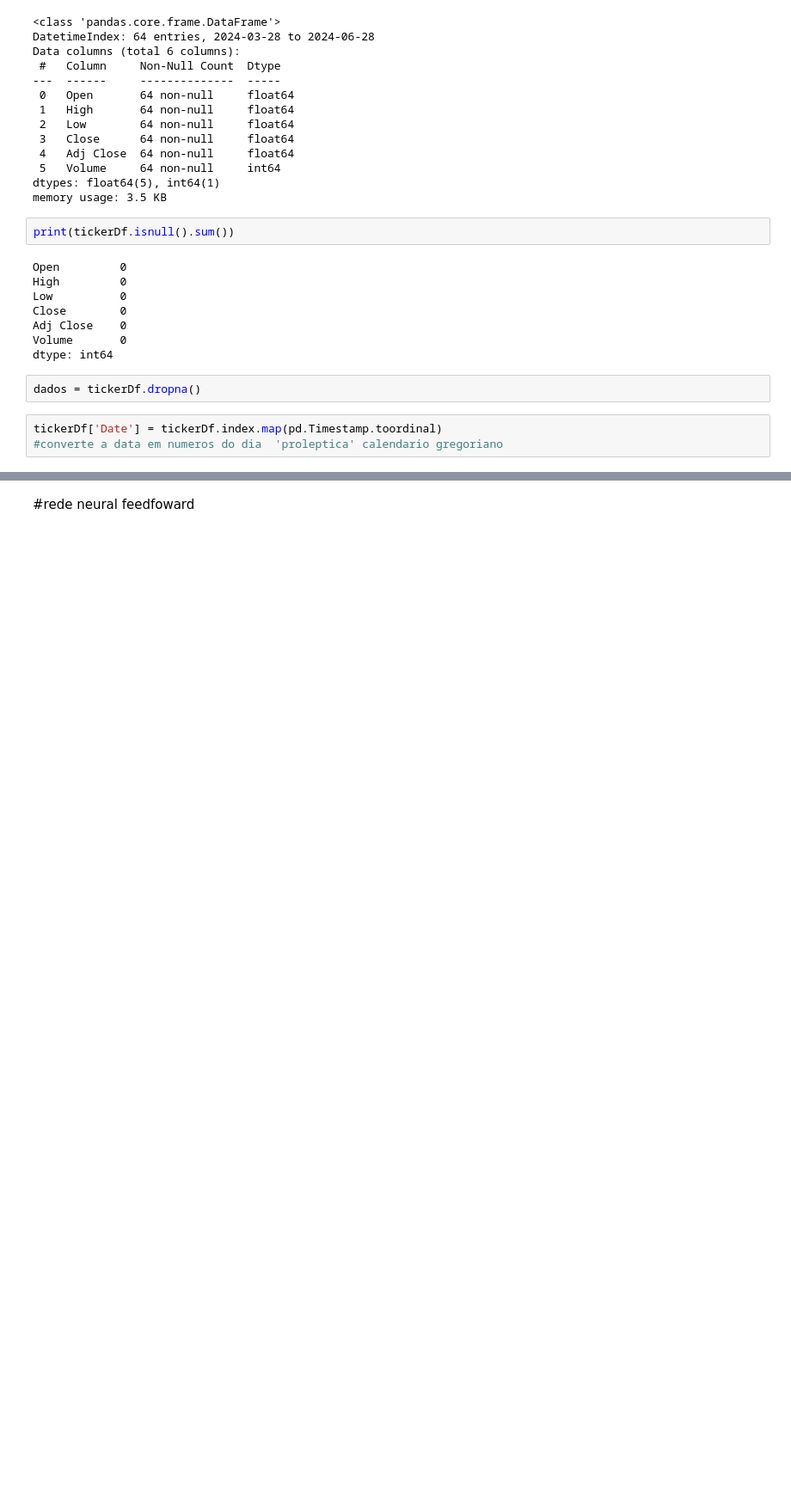
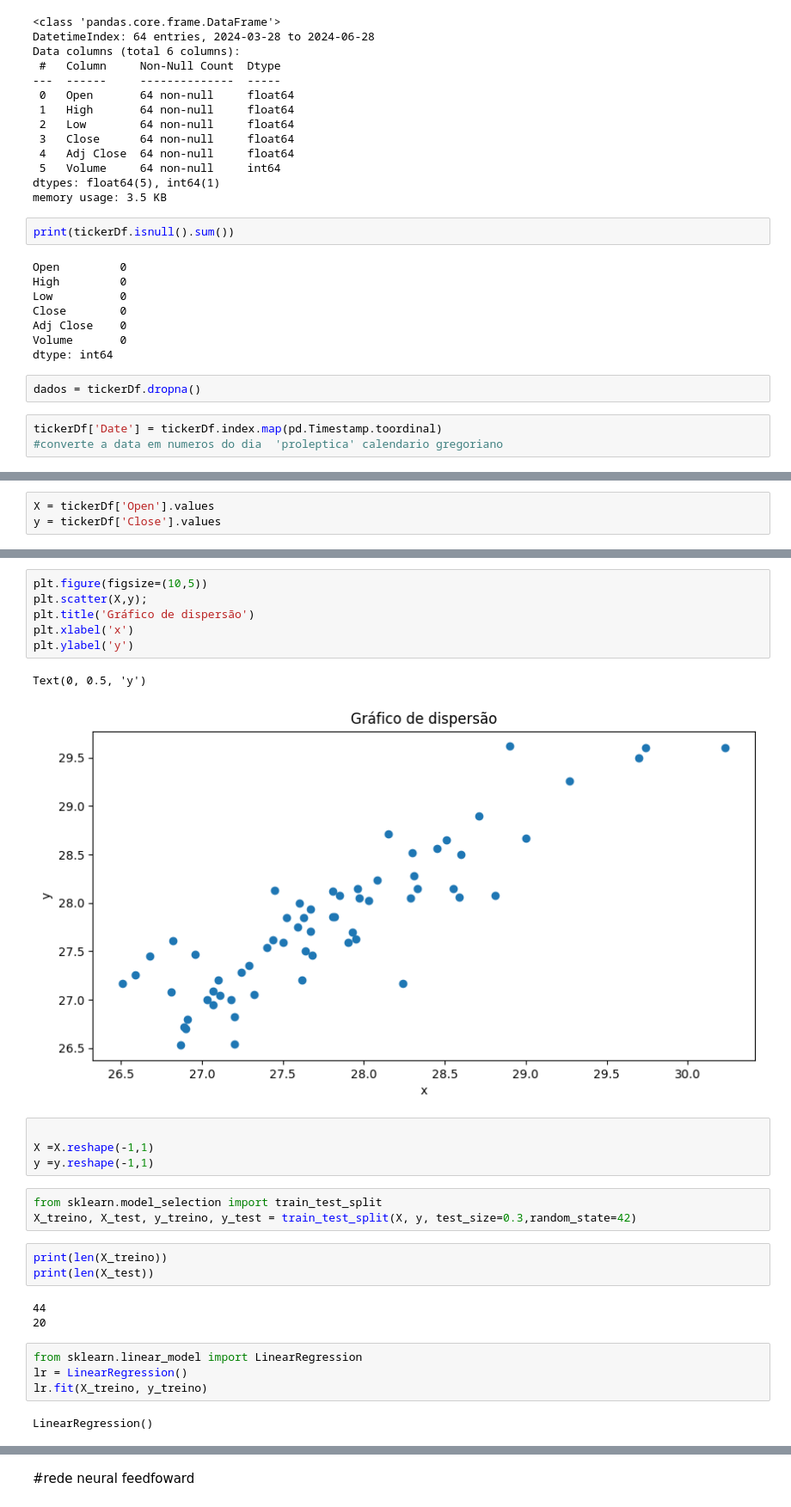
Before and after one commit to gustavoslsj1/trabalho-i.a, a Jupyter notebook: Untitled3.ipynb, the cells around one changed output, grey strips where cells are left out. Shown at 86% size. Cells and saved outputs as stored; diff of their text form; blank space fills up the shorter version.

```diff
--- a/Untitled3.ipynb
+++ b/Untitled3.ipynb
@@ -176,0 +90,3 @@ print( regressor.predict([[739067]]))
+# %%
+X = tickerDf['Open'].values
+y = tickerDf['Close'].values
@@ -176,0 +125,28 @@ print( regressor.predict([[739067]]))
+# %%
+plt.figure(figsize=(10,5))
+plt.scatter(X,y);
+plt.title('Gráfico de dispersão')
+plt.xlabel('x')
+plt.ylabel('y')
+# %% [output]
+Text(0, 0.5, 'y')
+[figure, added]
+# %%
+
+X =X.reshape(-1,1)
+y =y.reshape(-1,1)
+# %%
+from sklearn.model_selection import train_test_split
+X_treino, X_test, y_treino, y_test = train_test_split(X, y, test_size=0.3,random_state=42)
+# %%
+print(len(X_treino))
+print(len(X_test))
+# %% [output]
+44
+20
+# %%
+from sklearn.linear_model import LinearRegression
+lr = LinearRegression()
+lr.fit(X_treino, y_treino)
+# %% [output]
+LinearRegression()
```
Also changed, not shown: parts of 47 cells of this notebook.
